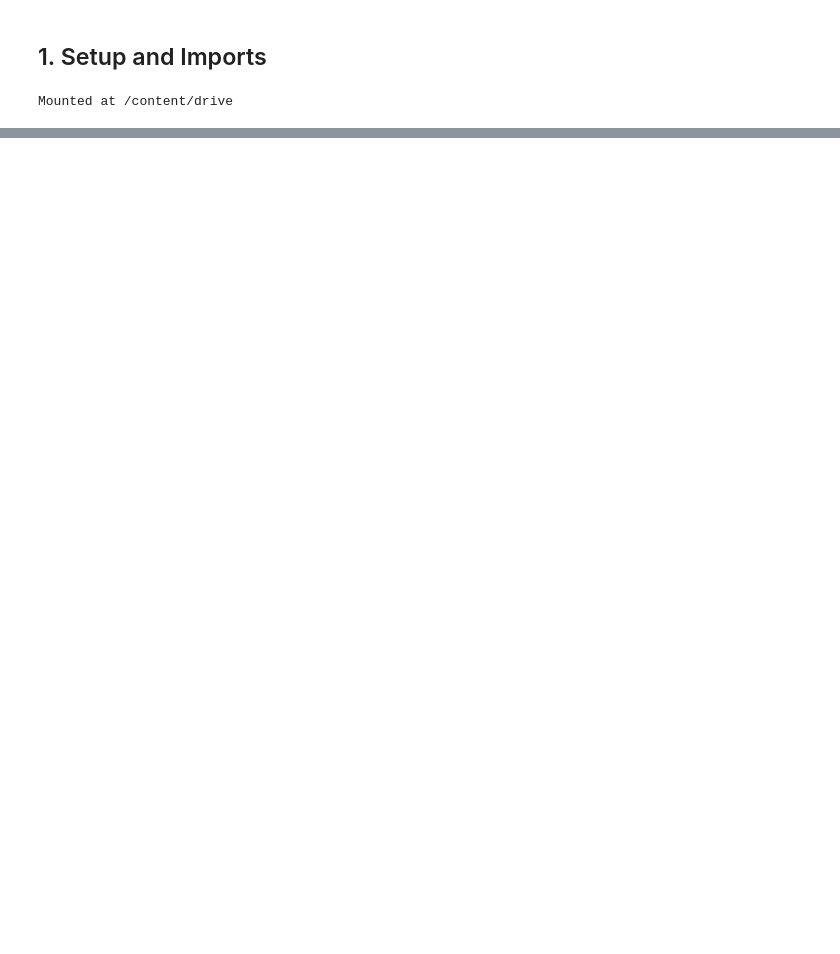
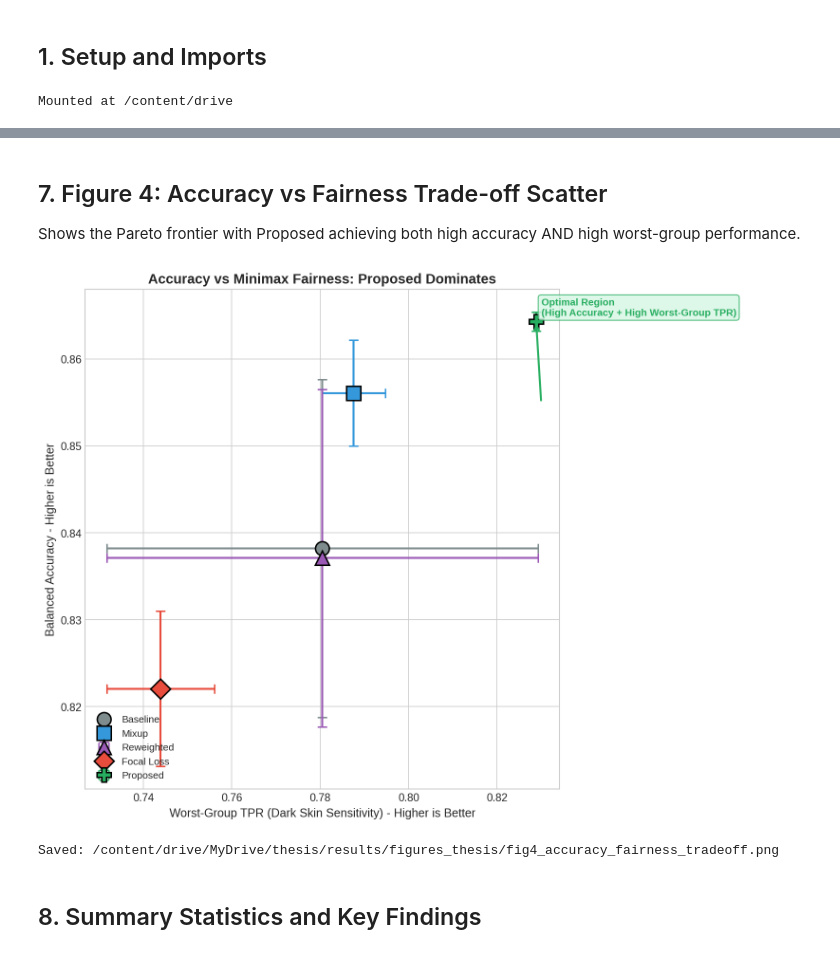
Before and after one commit to OluwaseyiFad/skin-lesion-classifier, a Jupyter notebook: fairderm_results_analysis_multiseed.ipynb, the cells around one changed output, grey strips where cells are left out. Drawn from its saved outputs; the diff is of its cells as text; code cells hidden in the pictures; blank space fills up the shorter version.

```diff
--- a/fairderm_results_analysis_multiseed.ipynb
+++ b/fairderm_results_analysis_multiseed.ipynb
@@ -897,0 +383,46 @@ All figures saved to: `results/figures_multiseed/`
+# %% [markdown]
+## 7. Figure 4: Accuracy vs Fairness Trade-off Scatter
+
+Shows the Pareto frontier with Proposed achieving both high accuracy AND high worst-group performance.
+# %%
+fig, ax = plt.subplots(figsize=(10, 8))
+
+models = df.index.tolist()
+markers = ['o', 's', '^', 'D', 'P']
+
+for i, model in enumerate(models):
+    row = df.loc[model]
+    color = MODEL_COLORS[model]
+
+    # Plot with error bars
+    ax.errorbar(row['Worst-Group TPR'], row['Balanced Accuracy'],
+                xerr=row['Worst-Group TPR Std'], yerr=row['Balanced Accuracy Std'],
+                fmt=markers[i], markersize=14, color=color,
+                label=model, capsize=5, capthick=2, elinewidth=2,
+                markeredgecolor='black', markeredgewidth=1.5)
+
+ax.set_xlabel('Worst-Group TPR (Dark Skin Sensitivity) - Higher is Better', fontsize=12)
+ax.set_ylabel('Balanced Accuracy - Higher is Better', fontsize=12)
+ax.set_title('Accuracy vs Minimax Fairness: Proposed Dominates', fontsize=14, fontweight='bold')
+ax.legend(loc='lower left', fontsize=10)
+
+# Add best region annotation
+ax.annotate('Optimal Region\n(High Accuracy + High Worst-Group TPR)',
+            xy=(0.83, 0.865), fontsize=10, color='#27ae60', fontweight='bold',
+            bbox=dict(boxstyle='round,pad=0.3', facecolor='#d5f5e3', edgecolor='#27ae60', alpha=0.8))
+
+# Arrow pointing to Proposed
+ax.annotate('',
+            xy=(df.loc['Proposed', 'Worst-Group TPR'], df.loc['Proposed', 'Balanced Accuracy']),
+            xytext=(0.83, 0.855),
+            arrowprops=dict(arrowstyle='->', color='#27ae60', lw=2))
+
+plt.tight_layout()
+plt.savefig(FIGURES_DIR / 'fig4_accuracy_fairness_tradeoff.png', dpi=300, bbox_inches='tight')
+plt.show()
+print(f"Saved: {FIGURES_DIR / 'fig4_accuracy_fairness_tradeoff.png'}")
+# %% [output]
+[figure, added]
+Saved: /content/drive/MyDrive/thesis/results/figures_thesis/fig4_accuracy_fairness_tradeoff.png
+# %% [markdown]
+## 8. Summary Statistics and Key Findings
```
Also changed, not shown: parts of 47 cells of this notebook, 3 other files.
